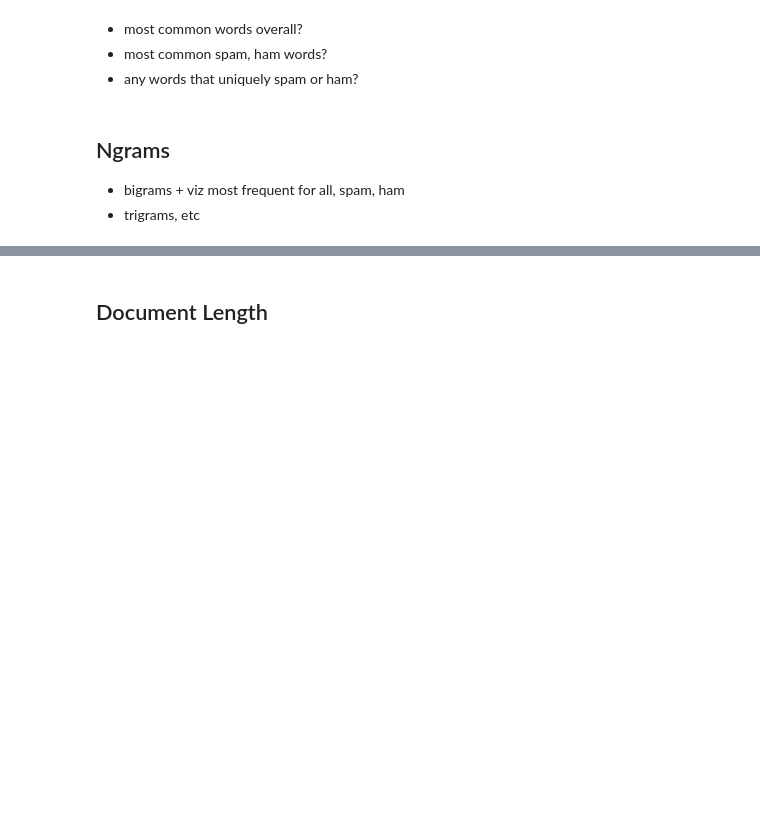
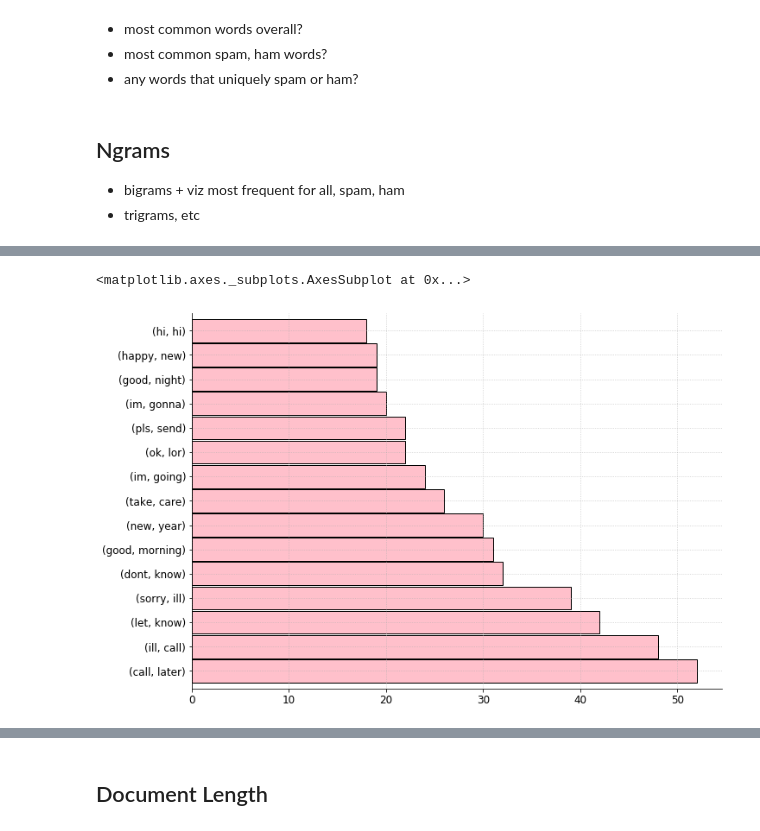
Before and after one commit to CodeupClassroom/bayes-methodologies-exercises, a Jupyter notebook: nlp/explore-lesson.ipynb, the cells around one changed output, grey strips where cells are left out. Drawn from its saved outputs; the diff is of its cells as text; code cells hidden in the pictures; blank space fills up the shorter version.

```diff
--- a/nlp/explore-lesson.ipynb
+++ b/nlp/explore-lesson.ipynb
@@ -107,0 +142,5 @@ pd.Series(nltk.bigrams(all_words))
+# %%
+pd.Series(nltk.bigrams(ham_words)).value_counts().head(15).plot.barh(width=.95, color='pink')
+# %% [output]
+<matplotlib.axes._subplots.AxesSubplot at 0x...>
+[figure, added]
```
Also changed, not shown: parts of 37 cells of this notebook.
